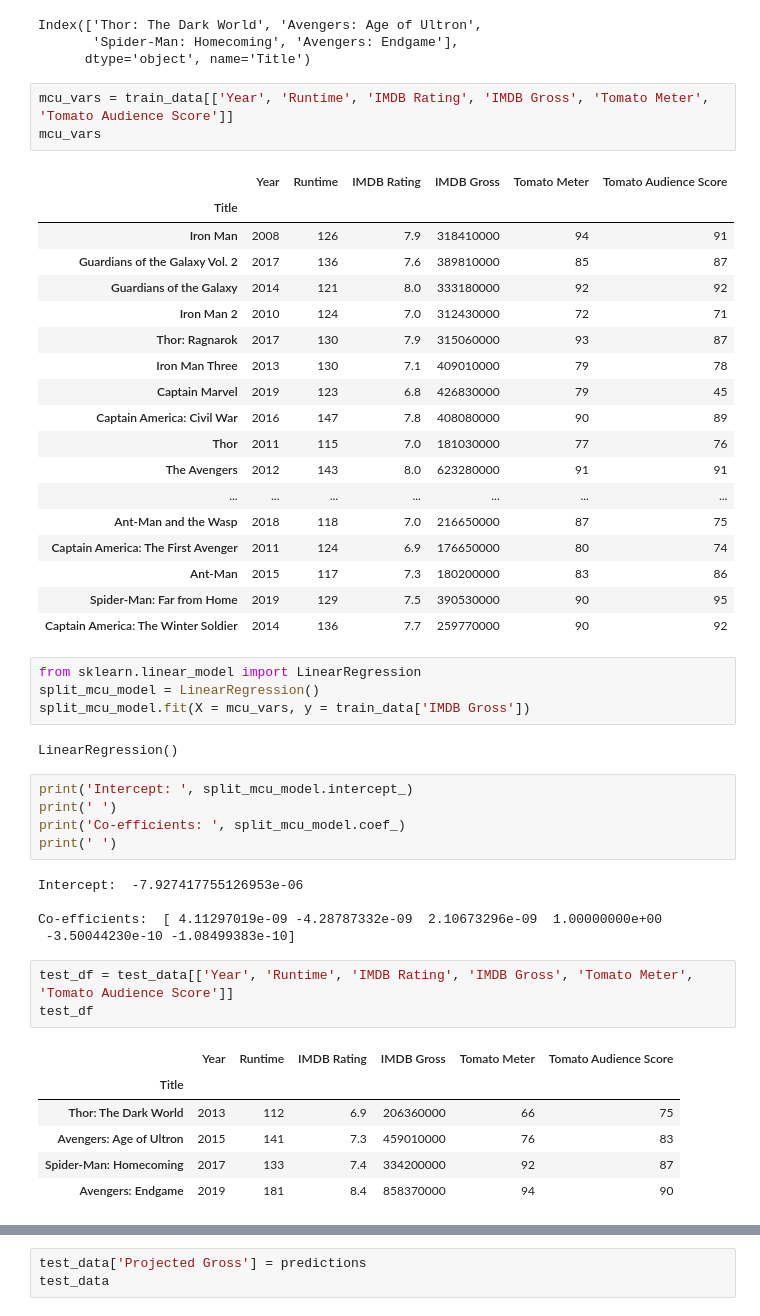
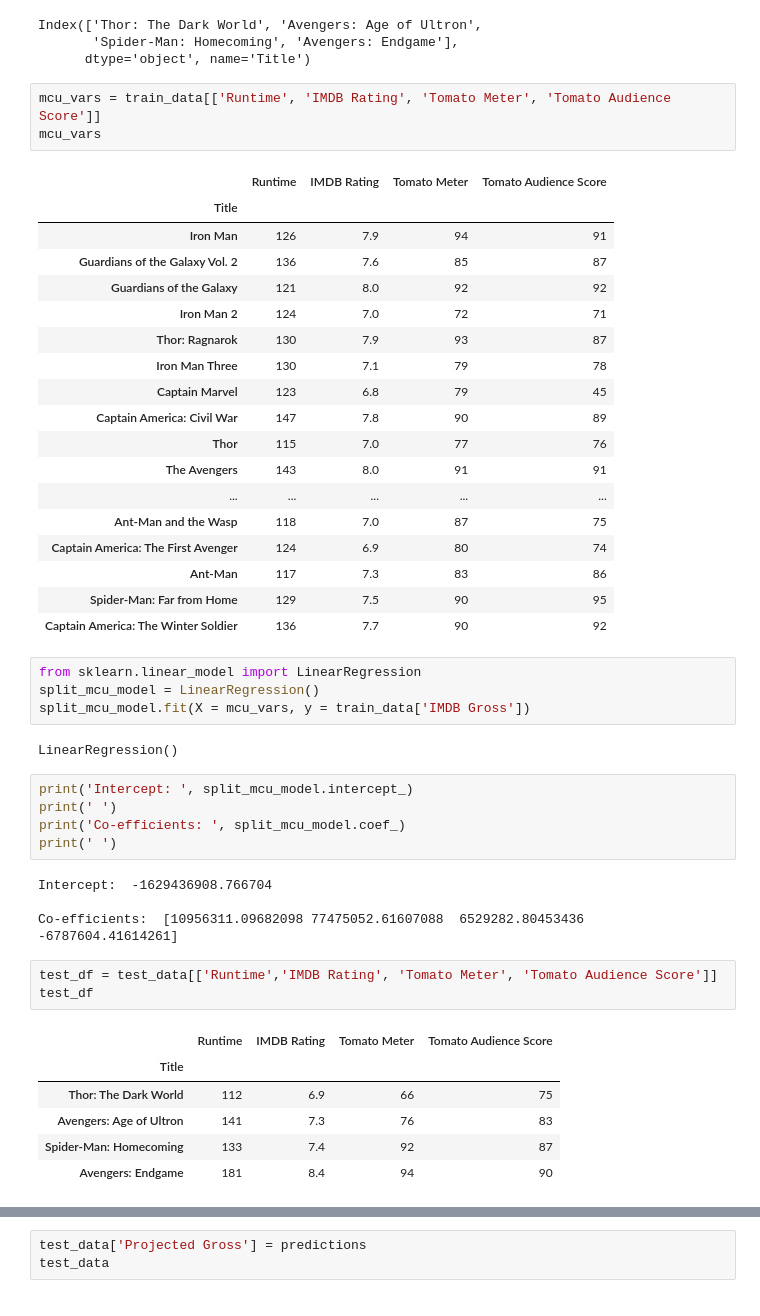
Before and after one commit to AnaLindaPenny/final-project, a Jupyter notebook: sydney-work/MCU_Machine_Learning.ipynb, the cells around one changed output, grey strips where cells are left out. Cells and saved outputs as stored; diff of their text form.

```diff
--- a/sydney-work/MCU_Machine_Learning.ipynb
+++ b/sydney-work/MCU_Machine_Learning.ipynb
@@ -71,27 +71,27 @@ Index(['Thor: The Dark World', 'Avengers: Age of Ultron',
        'Spider-Man: Homecoming', 'Avengers: Endgame'],
       dtype='object', name='Title')
 # %%
-mcu_vars = train_data[['Year', 'Runtime', 'IMDB Rating', 'IMDB Gross', 'Tomato Meter', 'Tomato Audience Score']]
+mcu_vars = train_data[['Runtime', 'IMDB Rating', 'Tomato Meter', 'Tomato Audience Score']]
 mcu_vars
 # %% [output]
-|  | Year | Runtime | IMDB Rating | IMDB Gross | Tomato Meter | Tomato Audience Score |
-| Title |  |  |  |  |  |  |
-| Iron Man | 2008 | 126 | 7.9 | 318410000 | 94 | 91 |
-| Guardians of the Galaxy Vol. 2 | 2017 | 136 | 7.6 | 389810000 | 85 | 87 |
-| Guardians of the Galaxy | 2014 | 121 | 8.0 | 333180000 | 92 | 92 |
-| Iron Man 2 | 2010 | 124 | 7.0 | 312430000 | 72 | 71 |
-| Thor: Ragnarok | 2017 | 130 | 7.9 | 315060000 | 93 | 87 |
-| Iron Man Three | 2013 | 130 | 7.1 | 409010000 | 79 | 78 |
-| Captain Marvel | 2019 | 123 | 6.8 | 426830000 | 79 | 45 |
-| Captain America: Civil War | 2016 | 147 | 7.8 | 408080000 | 90 | 89 |
-| Thor | 2011 | 115 | 7.0 | 181030000 | 77 | 76 |
-| The Avengers | 2012 | 143 | 8.0 | 623280000 | 91 | 91 |
-| ... | ... | ... | ... | ... | ... | ... |
-| Ant-Man and the Wasp | 2018 | 118 | 7.0 | 216650000 | 87 | 75 |
-| Captain America: The First Avenger | 2011 | 124 | 6.9 | 176650000 | 80 | 74 |
-| Ant-Man | 2015 | 117 | 7.3 | 180200000 | 83 | 86 |
-| Spider-Man: Far from Home | 2019 | 129 | 7.5 | 390530000 | 90 | 95 |
-| Captain America: The Winter Soldier | 2014 | 136 | 7.7 | 259770000 | 90 | 92 |
+|  | Runtime | IMDB Rating | Tomato Meter | Tomato Audience Score |
+| Title |  |  |  |  |
+| Iron Man | 126 | 7.9 | 94 | 91 |
+| Guardians of the Galaxy Vol. 2 | 136 | 7.6 | 85 | 87 |
+| Guardians of the Galaxy | 121 | 8.0 | 92 | 92 |
+| Iron Man 2 | 124 | 7.0 | 72 | 71 |
+| Thor: Ragnarok | 130 | 7.9 | 93 | 87 |
+| Iron Man Three | 130 | 7.1 | 79 | 78 |
+| Captain Marvel | 123 | 6.8 | 79 | 45 |
+| Captain America: Civil War | 147 | 7.8 | 90 | 89 |
+| Thor | 115 | 7.0 | 77 | 76 |
+| The Avengers | 143 | 8.0 | 91 | 91 |
+| ... | ... | ... | ... | ... |
+| Ant-Man and the Wasp | 118 | 7.0 | 87 | 75 |
+| Captain America: The First Avenger | 124 | 6.9 | 80 | 74 |
+| Ant-Man | 117 | 7.3 | 83 | 86 |
+| Spider-Man: Far from Home | 129 | 7.5 | 90 | 95 |
+| Captain America: The Winter Soldier | 136 | 7.7 | 90 | 92 |
 # %%
 from sklearn.linear_model import LinearRegression
 split_mcu_model = LinearRegression()
@@ -104,20 +104,19 @@ print(' ')
 print('Co-efficients: ', split_mcu_model.coef_)
 print(' ')
 # %% [output]
-Intercept:  -7.927417755126953e-06
+Intercept:  -1629436908.766704
 
-Co-efficients:  [ 4.11297019e-09 -4.28787332e-09  2.10673296e-09  1.00000000e+00
- -3.50044230e-10 -1.08499383e-10]
+Co-efficients:  [10956311.09682098 77475052.61607088  6529282.80453436 -6787604.41614261]
 # %%
-test_df = test_data[['Year', 'Runtime', 'IMDB Rating', 'IMDB Gross', 'Tomato Meter', 'Tomato Audience Score']]
+test_df = test_data[['Runtime','IMDB Rating', 'Tomato Meter', 'Tomato Audience Score']]
 test_df
 # %% [output]
-|  | Year | Runtime | IMDB Rating | IMDB Gross | Tomato Meter | Tomato Audience Score |
-| Title |  |  |  |  |  |  |
-| Thor: The Dark World | 2013 | 112 | 6.9 | 206360000 | 66 | 75 |
-| Avengers: Age of Ultron | 2015 | 141 | 7.3 | 459010000 | 76 | 83 |
-| Spider-Man: Homecoming | 2017 | 133 | 7.4 | 334200000 | 92 | 87 |
-| Avengers: Endgame | 2019 | 181 | 8.4 | 858370000 | 94 | 90 |
+|  | Runtime | IMDB Rating | Tomato Meter | Tomato Audience Score |
+| Title |  |  |  |  |
+| Thor: The Dark World | 112 | 6.9 | 66 | 75 |
+| Avengers: Age of Ultron | 141 | 7.3 | 76 | 83 |
+| Spider-Man: Homecoming | 133 | 7.4 | 92 | 87 |
+| Avengers: Endgame | 181 | 8.4 | 94 | 90 |
 # %%
 predictions = split_mcu_model.predict(X=test_df)
 print(predictions)
```
Also changed, not shown: parts of 5 cells of this notebook, 1 other file.
